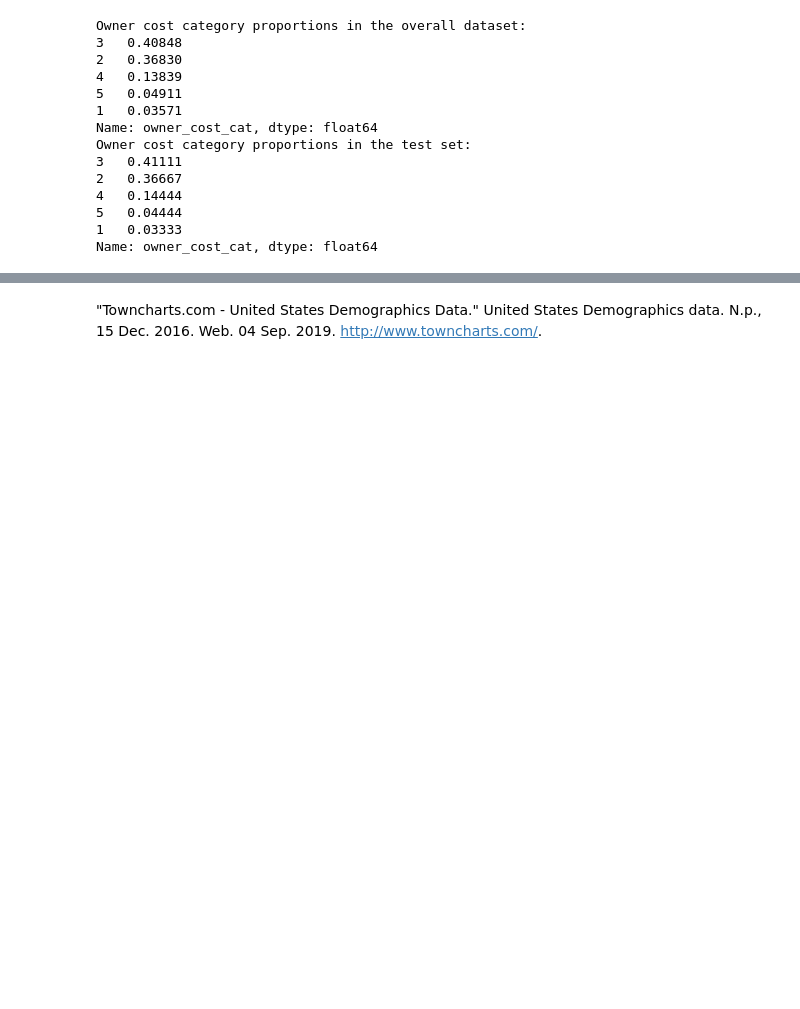
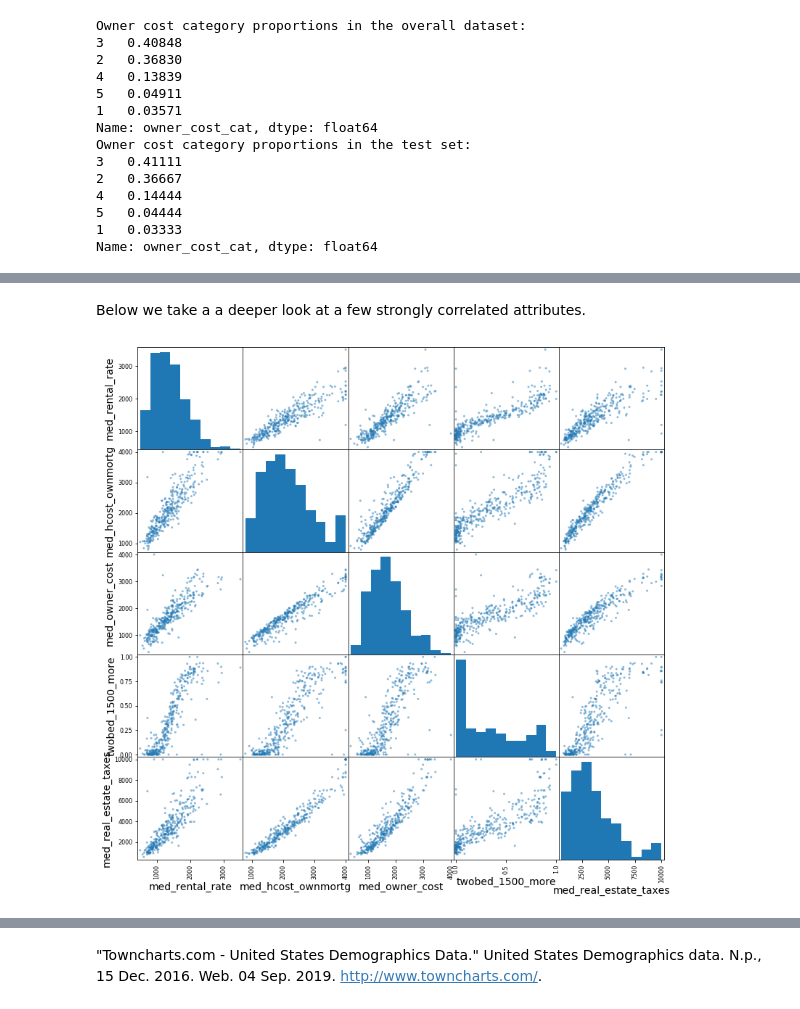
Before and after one commit to clazaro97chosen/California_Rental_Property_Project, a Jupyter notebook: California_Housing.ipynb, the cells around one changed output, grey strips where cells are left out. Drawn from its saved outputs; the diff is of its cells as text; code cells hidden in the pictures; blank space fills up the shorter version.

```diff
--- a/California_Housing.ipynb
+++ b/California_Housing.ipynb
@@ -327,0 +315,4 @@ NameError: name 'Basemap' is not defined
+# %%
+corr_matrix = housing.corr()
+corr_target = corr_matrix['med_rental_rate'].sort_values(ascending = False)
+corr_target
@@ -327,0 +346,8 @@ NameError: name 'Basemap' is not defined
+# %% [markdown]
+Below we take a a deeper look at a few strongly correlated attributes.
+# %%
+from pandas.plotting import scatter_matrix
+scatter_matrix(housing[corr_target.index[[0,1,2,3,4]] ] ,figsize = (13,13))
+plt.show()
+# %% [output]
+[figure, added]
```
Also changed, not shown: parts of 53 cells of this notebook, 3 other files.
